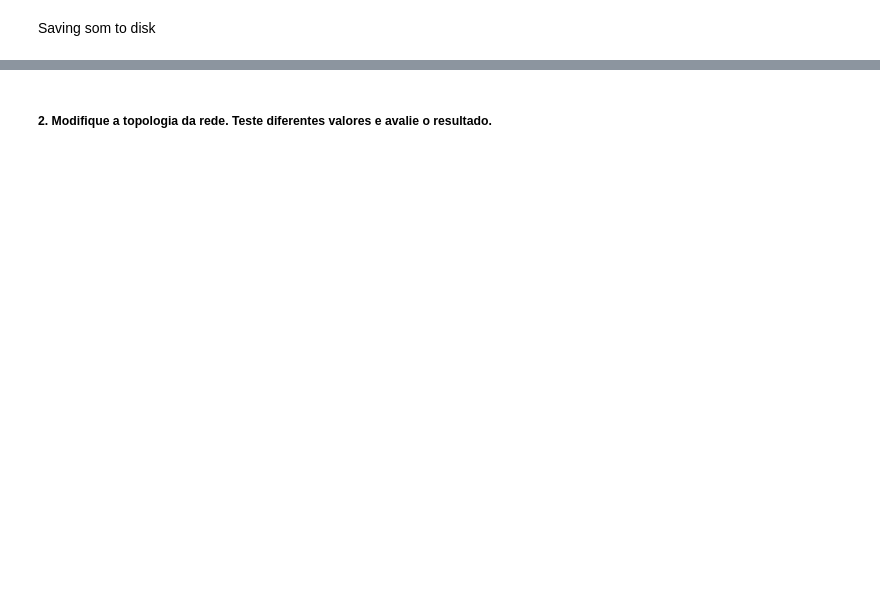
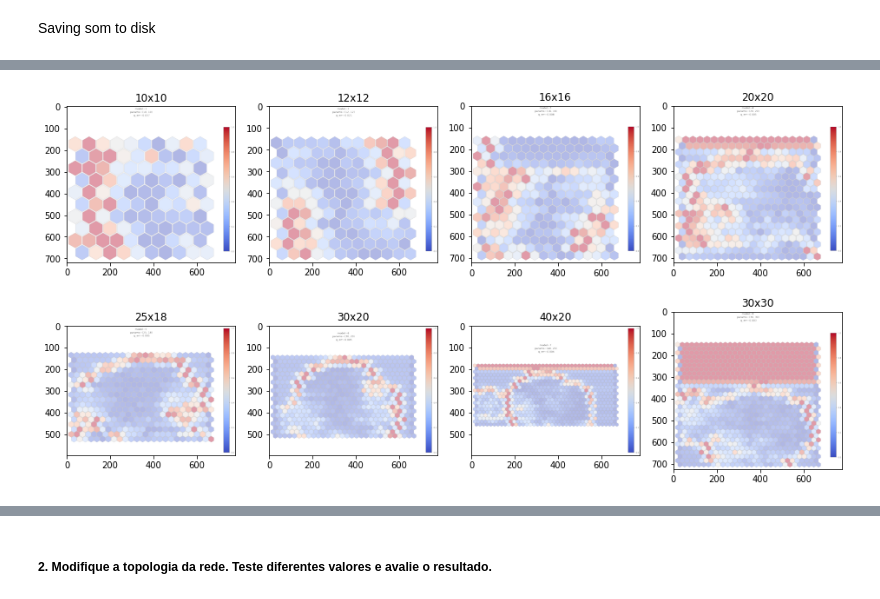
Before and after one commit to felipecostapereira/ELE2389_RedesNeurais, a Jupyter notebook: class_pratica3_Felipe.ipynb, the cells around one changed output, grey strips where cells are left out. Drawn from its saved outputs; the diff is of its cells as text; code cells hidden in the pictures; blank space fills up the shorter version.

```diff
--- a/class_pratica3_Felipe.ipynb
+++ b/class_pratica3_Felipe.ipynb
@@ -184,0 +199,10 @@ somname_file
+# %%
+m_ = [10,12,16,20,25,30,40,30]
+n_ = [10,12,16,20,18,20,20,30]
+
+combinations = zip(m_,n_)
+combinations = list(combinations)
+
+n_models = len(combinations)
+
+print ('treinaremos', n_models, 'modelos')
@@ -184,0 +241,5 @@ somname_file
+# %%
+for i, d in enumerate(dict_mn['som']):
+    p = dict_mn['params'][i]
+    q = dict_mn['q_err'][i]
+    print (f'model={i+1} params={p} q_err={q:.4f}')
@@ -184,0 +255,7 @@ somname_file
+# %%
+# Looping para printar os mapas em formato imagem e salvar, para depois fazer um subplots
+for i, s in enumerate(dict_mn['som']):
+    p = dict_mn['params'][i]
+    q = dict_mn['q_err'][i]
+    s.plot_umatrix(names=[f'model={i+1} \n params={p} \n q_err={q:.3f}'])
+    pass;
@@ -184,0 +273,11 @@ somname_file
+# %%
+maps_dims = ['10x10','12x12','16x16','20x20','25x18','30x20','40x20','30x30']
+
+f,axs = plt.subplots(2,4, figsize=(16,8))
+axs = axs.flatten()
+for i in range(8):
+    img = mpimg.imread('./map_images/map_p1_i1_'+str(i+1)+'.png')
+    axs[i].imshow(img)
+    axs[i].set(title=maps_dims[i])
+# %% [output]
+[figure, added]
```
Also changed, not shown: parts of 92 cells of this notebook, 24 other files.
